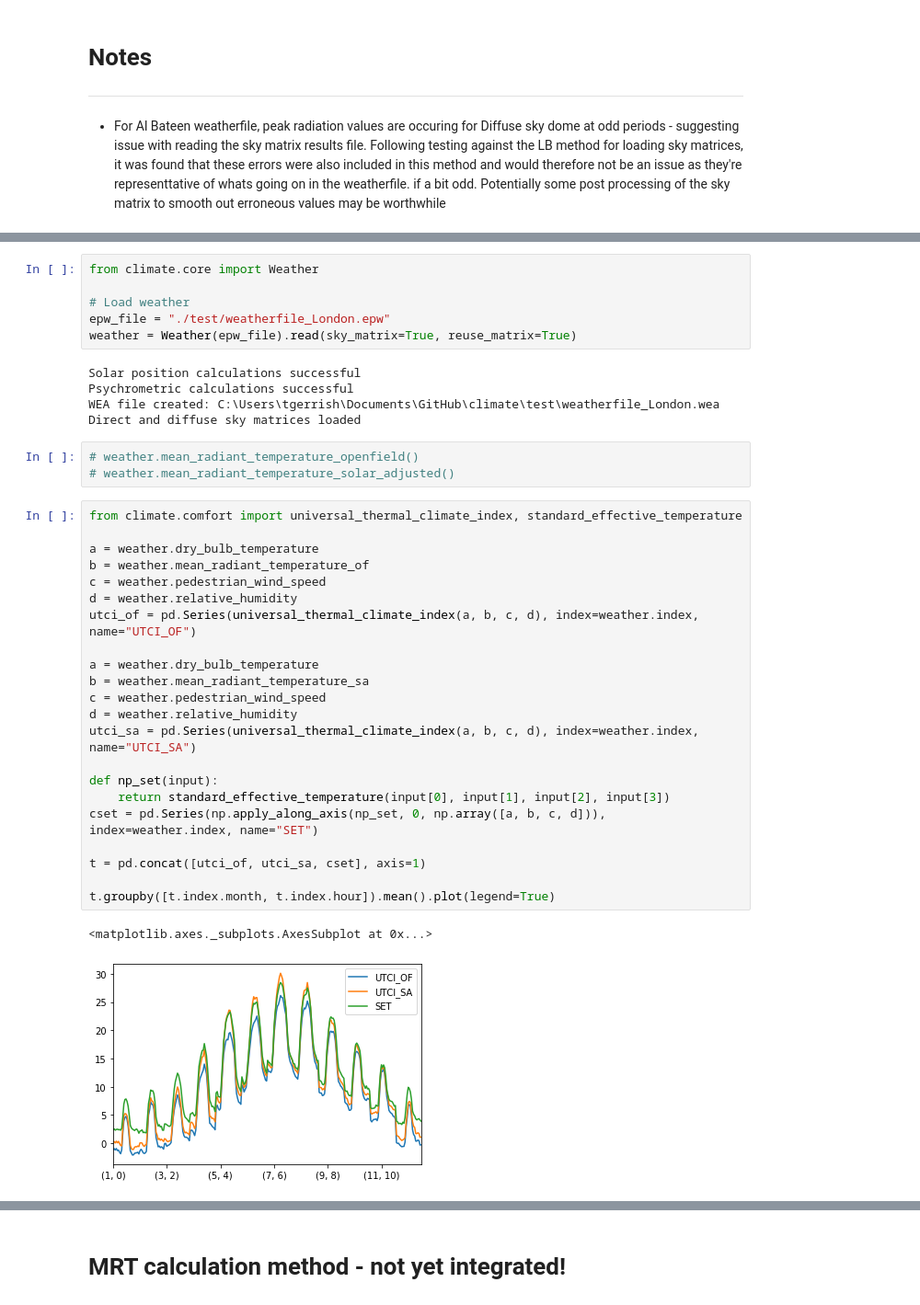
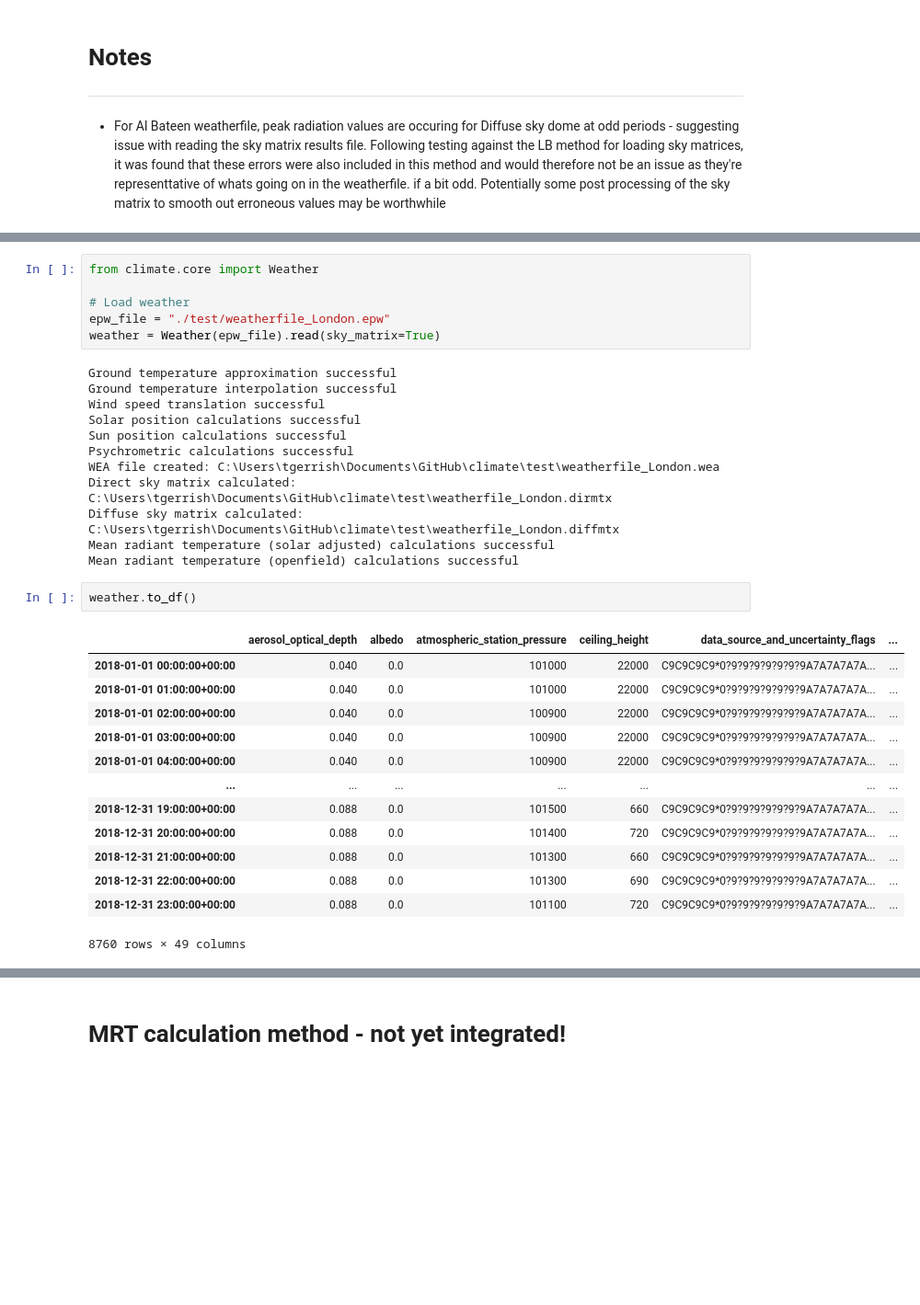
Before and after one commit to cycle13/climate, a Jupyter notebook: test.ipynb, the cells around one changed output, grey strips where cells are left out. Shown at 92% size. Saved outputs shown, nothing was run; the diff lists cells and outputs as text; blank space fills up the shorter version.

```diff
--- a/test.ipynb
+++ b/test.ipynb
@@ -21,37 +20,32 @@ from climate.core import Weather
 
 # Load weather
 epw_file = "./test/weatherfile_London.epw"
-weather = Weather(epw_file).read(sky_matrix=True, reuse_matrix=True)
+weather = Weather(epw_file).read(sky_matrix=True)
 # %% [output]
+Ground temperature approximation successful
+Ground temperature interpolation successful
+Wind speed translation successful
 Solar position calculations successful
+Sun position calculations successful
 Psychrometric calculations successful
 WEA file created: C:\Users\tgerrish\Documents\GitHub\climate\test\weatherfile_London.wea
-Direct and diffuse sky matrices loaded
+Direct sky matrix calculated: C:\Users\tgerrish\Documents\GitHub\climate\test\weatherfile_London.dirmtx
+Diffuse sky matrix calculated: C:\Users\tgerrish\Documents\GitHub\climate\test\weatherfile_London.diffmtx
+Mean radiant temperature (solar adjusted) calculations successful
+Mean radiant temperature (openfield) calculations successful
-# %%
-# weather.mean_radiant_temperature_openfield()
-# weather.mean_radiant_temperature_solar_adjusted()
-# %%
-from climate.comfort import universal_thermal_climate_index, standard_effective_temperature
-
-a = weather.dry_bulb_temperature
-b = weather.mean_radiant_temperature_of
-c = weather.pedestrian_wind_speed
-d = weather.relative_humidity
-utci_of = pd.Series(universal_thermal_climate_index(a, b, c, d), index=weather.index, name="UTCI_OF")
-
-a = weather.dry_bulb_temperature
-b = weather.mean_radiant_temperature_sa
-c = weather.pedestrian_wind_speed
-d = weather.relative_humidity
-utci_sa = pd.Series(universal_thermal_climate_index(a, b, c, d), index=weather.index, name="UTCI_SA")
-
-def np_set(input):
-    return standard_effective_temperature(input[0], input[1], input[2], input[3])
-cset = pd.Series(np.apply_along_axis(np_set, 0, np.array([a, b, c, d])), index=weather.index, name="SET")
-
-t = pd.concat([utci_of, utci_sa, cset], axis=1)
-
-t.groupby([t.index.month, t.index.hour]).mean().plot(legend=True)
-# %% [output]
-<matplotlib.axes._subplots.AxesSubplot at 0x...>
-[figure, removed]
+# %%
+weather.to_df()
+# %% [output]
+|  | aerosol_optical_depth | albedo | atmospheric_station_pressure | ceiling_height | data_source_and_uncertainty_flags | ... |
+| 2018-01-01 00:00:00+00:00 | 0.040 | 0.0 | 101000 | 22000 | C9C9C9C9*0?9?9?9?9?9?9?9A7A7A7A7A... | ... |
+| 2018-01-01 01:00:00+00:00 | 0.040 | 0.0 | 101000 | 22000 | C9C9C9C9*0?9?9?9?9?9?9?9A7A7A7A7A... | ... |
+| 2018-01-01 02:00:00+00:00 | 0.040 | 0.0 | 100900 | 22000 | C9C9C9C9*0?9?9?9?9?9?9?9A7A7A7A7A... | ... |
+| 2018-01-01 03:00:00+00:00 | 0.040 | 0.0 | 100900 | 22000 | C9C9C9C9*0?9?9?9?9?9?9?9A7A7A7A7A... | ... |
+| 2018-01-01 04:00:00+00:00 | 0.040 | 0.0 | 100900 | 22000 | C9C9C9C9*0?9?9?9?9?9?9?9A7A7A7A7A... | ... |
+| ... | ... | ... | ... | ... | ... | ... |
+| 2018-12-31 19:00:00+00:00 | 0.088 | 0.0 | 101500 | 660 | C9C9C9C9*0?9?9?9?9?9?9?9A7A7A7A7A... | ... |
+| 2018-12-31 20:00:00+00:00 | 0.088 | 0.0 | 101400 | 720 | C9C9C9C9*0?9?9?9?9?9?9?9A7A7A7A7A... | ... |
+| 2018-12-31 21:00:00+00:00 | 0.088 | 0.0 | 101300 | 660 | C9C9C9C9*0?9?9?9?9?9?9?9A7A7A7A7A... | ... |
+| 2018-12-31 22:00:00+00:00 | 0.088 | 0.0 | 101300 | 690 | C9C9C9C9*0?9?9?9?9?9?9?9A7A7A7A7A... | ... |
+| 2018-12-31 23:00:00+00:00 | 0.088 | 0.0 | 101100 | 720 | C9C9C9C9*0?9?9?9?9?9?9?9A7A7A7A7A... | ... |
+8760 rows × 49 columns
```
Also changed, not shown: parts of 2 cells of this notebook, 13 other files.
